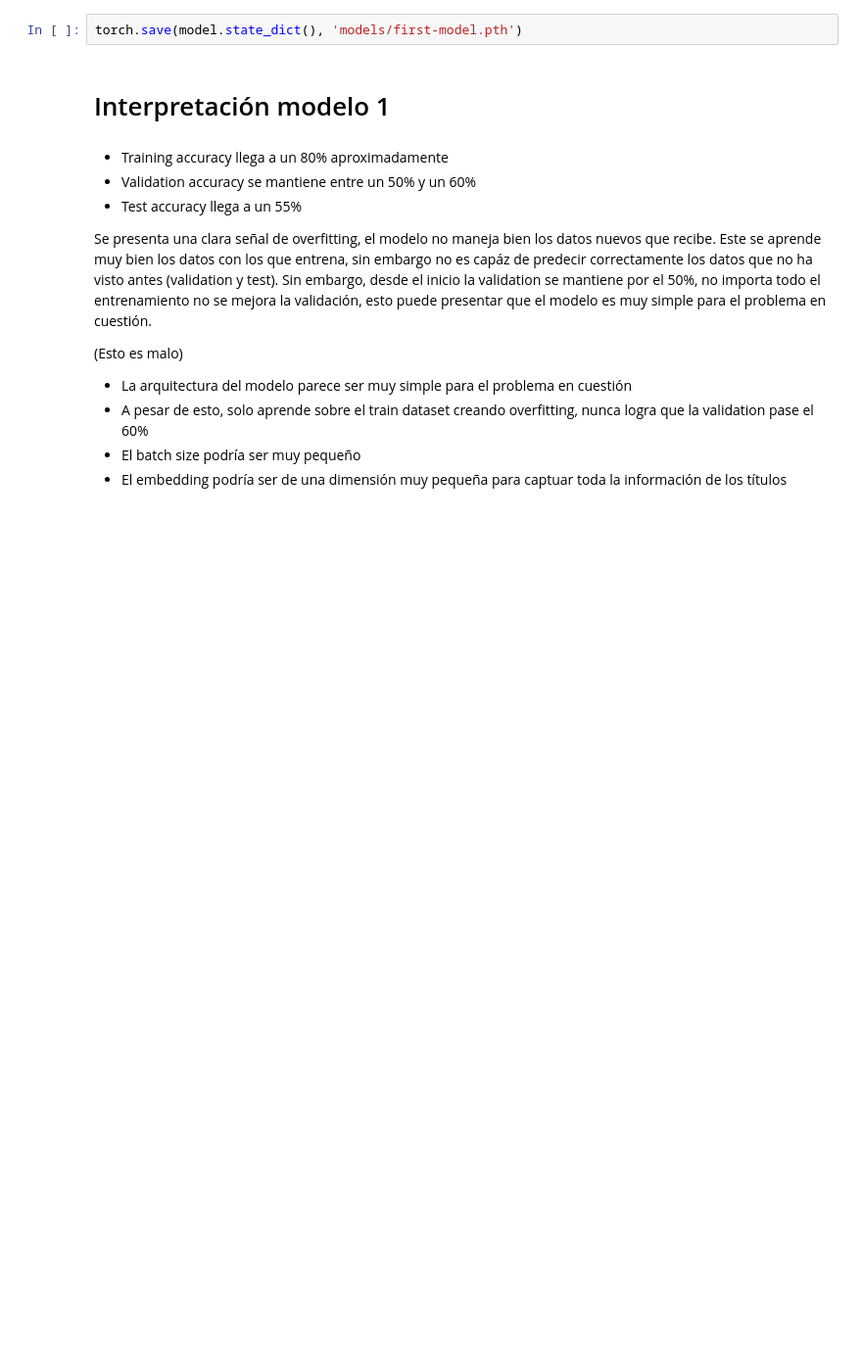
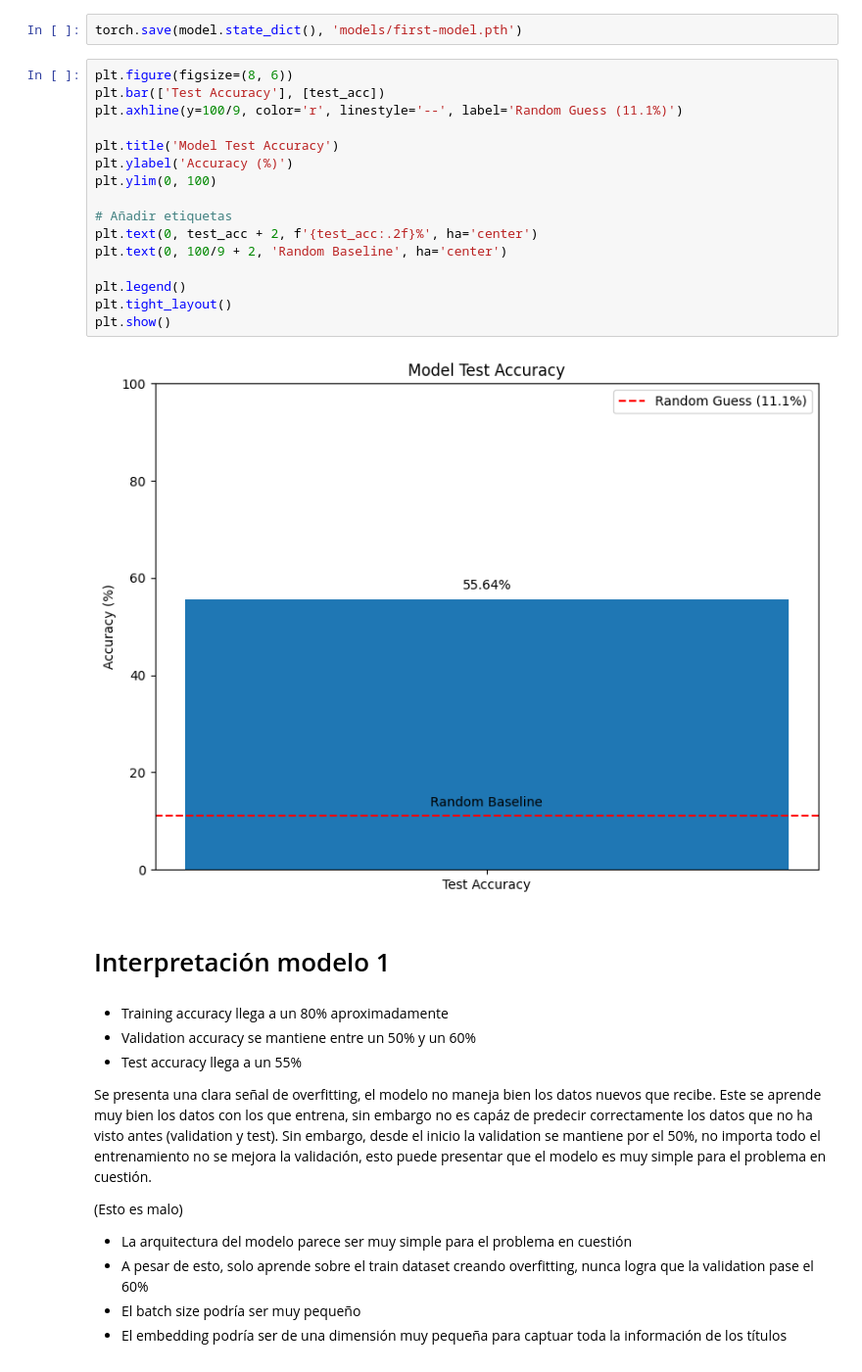
Before and after one commit to 00sen/7th-deep-learning, a Jupyter notebook: pytorch_transfer.ipynb, the cells around one changed output. Shown at 98% size. Cells and saved outputs as stored; diff of their text form; blank space fills up the shorter version.

```diff
--- a/pytorch_transfer.ipynb
+++ b/pytorch_transfer.ipynb
@@ -934,5 +1028,23 @@ Test Accuracy: 56.71%
 # %%
 torch.save(model.state_dict(), 'models/first-model.pth')
+# %%
+plt.figure(figsize=(8, 6))
+plt.bar(['Test Accuracy'], [test_acc])
+plt.axhline(y=100/9, color='r', linestyle='--', label='Random Guess (11.1%)')
+
+plt.title('Model Test Accuracy')
+plt.ylabel('Accuracy (%)')
+plt.ylim(0, 100)
+
+# Añadir etiquetas
+plt.text(0, test_acc + 2, f'{test_acc:.2f}%', ha='center')
+plt.text(0, 100/9 + 2, 'Random Baseline', ha='center')
+
+plt.legend()
+plt.tight_layout()
+plt.show()
+# %% [output]
+[figure, added]
 # %% [markdown]
 # Interpretación modelo 1
 # %% [markdown]
```
Also changed, not shown: parts of 40 cells of this notebook, 3 other files.
